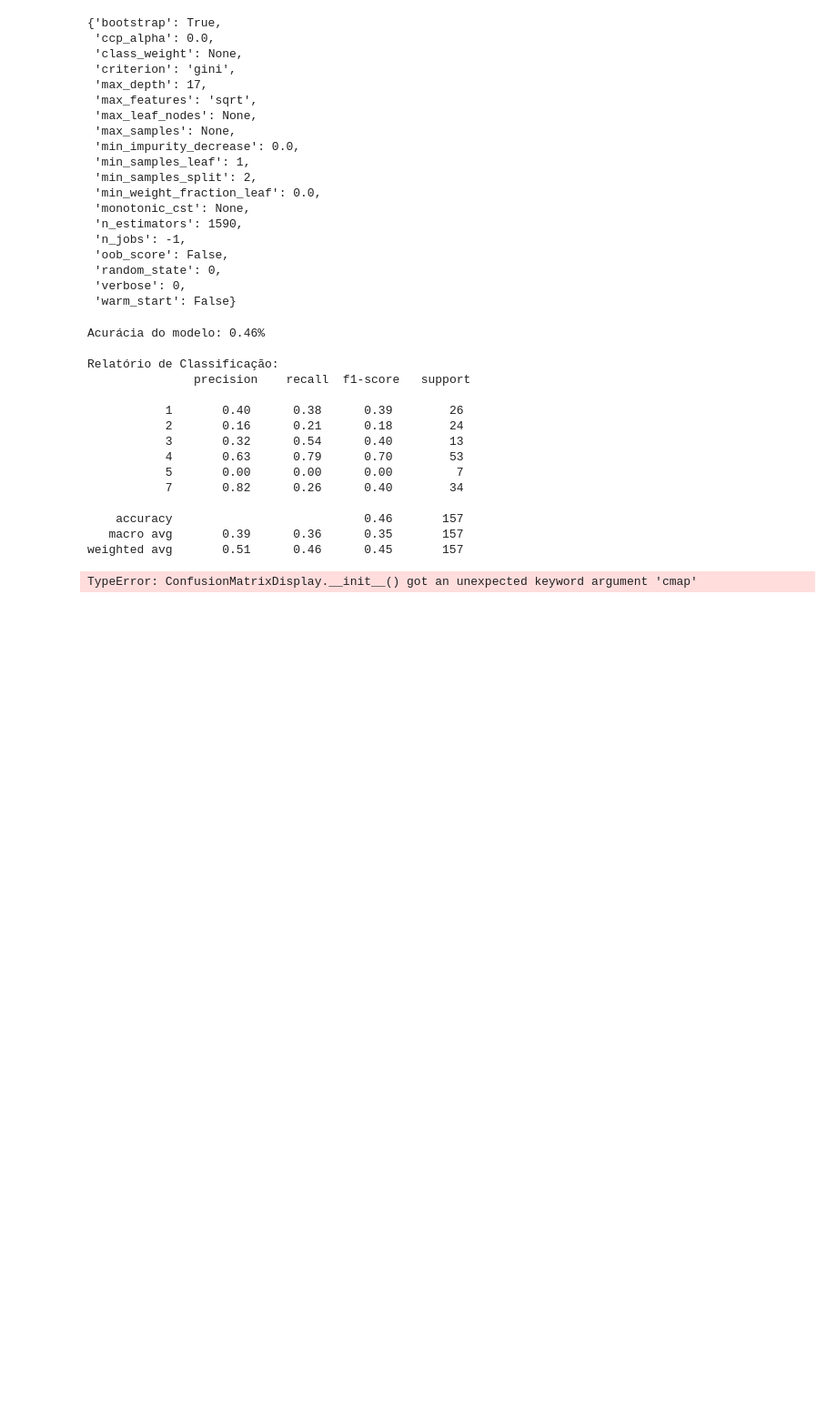
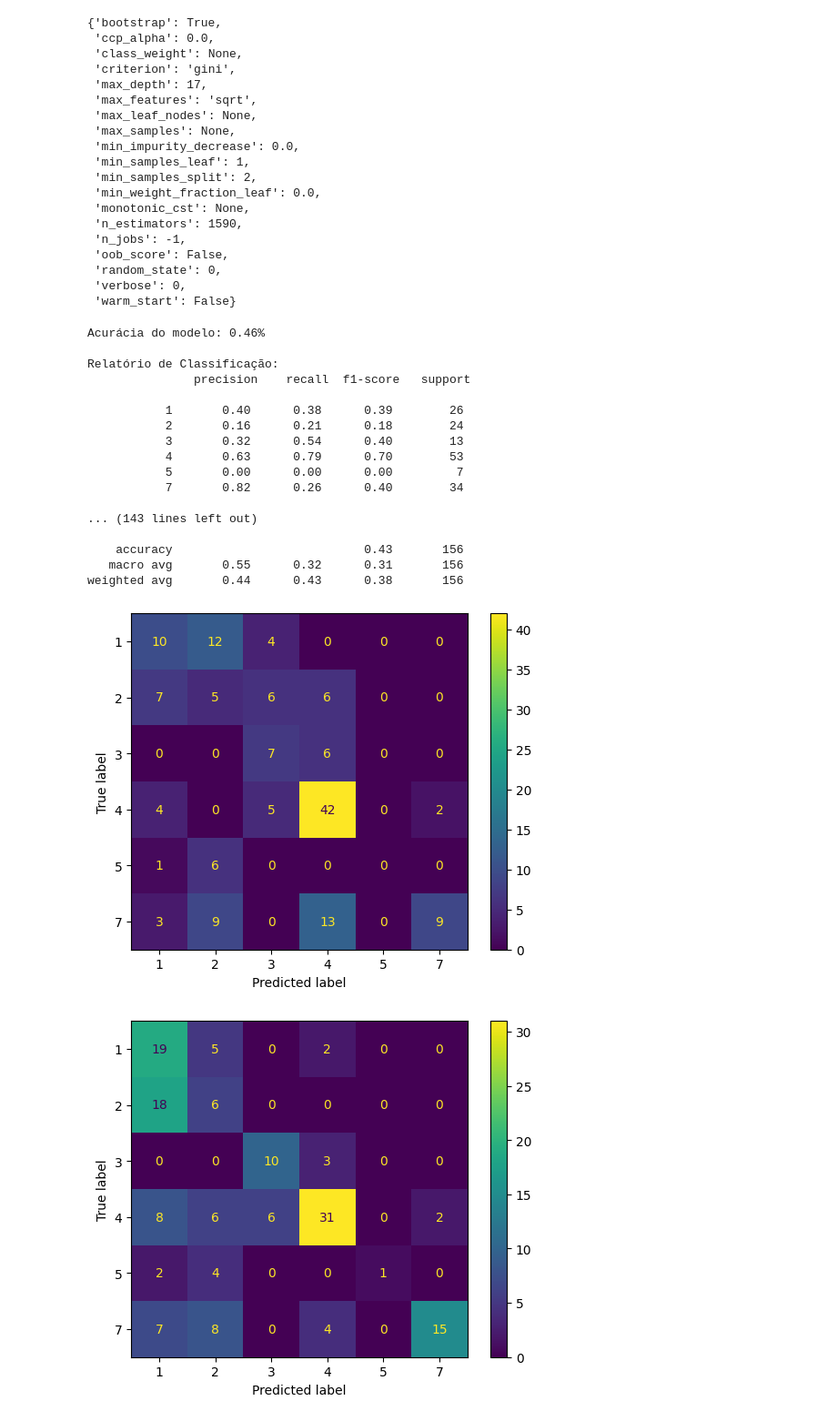
Before and after one commit to rodrigo-ew/ufpa-trajetorias, a Jupyter notebook: notebook-trajetorias.ipynb, the cells around one changed output. Shown at 91% size. Cells and saved outputs as stored; diff of their text form; code cells hidden in the pictures; blank space fills up the shorter version.

```diff
--- a/notebook-trajetorias.ipynb
+++ b/notebook-trajetorias.ipynb
@@ -256,37 +264,41 @@ for train_index, test_index in skfolds.split(df_x, df_y):
     X_test_fold = df_x.iloc[test_index]
     y_test_fold = df_y.iloc[test_index]
 
     #print(y_train_folds.value_counts())
     #print(y_test_fold.value_counts())
     #X_train_folds.info()
     #X_test_fold.info()
 
     clone_clf.fit(X_train_folds, y_train_folds)
 
     y_pred = clone_clf.predict(X_test_fold)
     print('Acurácia do modelo:', f'{metrics.accuracy_score(y_test_fold, y_pred):.2f}%')
-    print('\nRelatório de Classificação:\n', metrics.classification_report(y_test_fold, y_pred))
+    print('\nRelatório de Classificação:\n', metrics.classification_report(y_test_fold, y_pred, zero_division=0))
 
     cm2 = metrics.confusion_matrix(y_test_fold, y_pred, labels=clf.classes_)
-    disp2 = metrics.ConfusionMatrixDisplay(confusion_matrix=cm2, cmap=sns.cubehelix_palette(as_cmap=True), display_labels=clf.classes_)
+    # disp2 = metrics.ConfusionMatrixDisplay(confusion_matrix=cm2, cmap=sns.cubehelix_palette(as_cmap=True), display_labels=clf.classes_)
+    disp2 = metrics.ConfusionMatrixDisplay(confusion_matrix=cm2, display_labels=clf.classes_)
 
     disp2.plot()
     i = i+1
-    plt.savefig(f'confusion_matrix_{i}.png')
+    plt.savefig(f'img/confusion_matrix_{i}.png')
 # %% [output]
 Acurácia do modelo: 0.46%
 
 Relatório de Classificação:
                precision    recall  f1-score   support
 
            1       0.40      0.38      0.39        26
            2       0.16      0.21      0.18        24
            3       0.32      0.54      0.40        13
            4       0.63      0.79      0.70        53
            5       0.00      0.00      0.00         7
            7       0.82      0.26      0.40        34
 
-    accuracy                           0.46       157
-   macro avg       0.39      0.36      0.35       157
-weighted avg       0.51      0.46      0.45       157
+... (143 lines left out)
+
+    accuracy                           0.43       156
+   macro avg       0.55      0.32      0.31       156
+weighted avg       0.44      0.43      0.38       156
-TypeError: ConfusionMatrixDisplay.__init__() got an unexpected keyword argument 'cmap'
+[figure, added]
+[figure, added]
```
Also changed, not shown: parts of 8 cells of this notebook, 12 other files.
